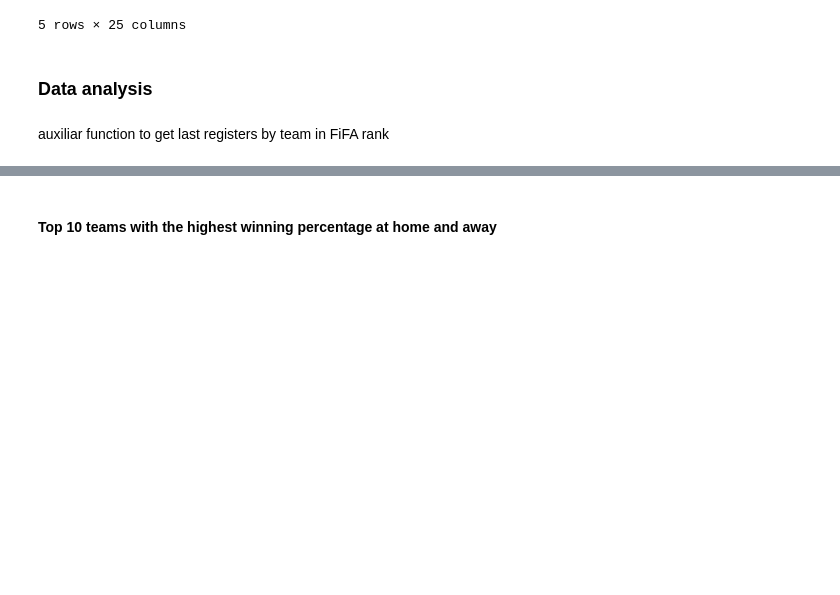
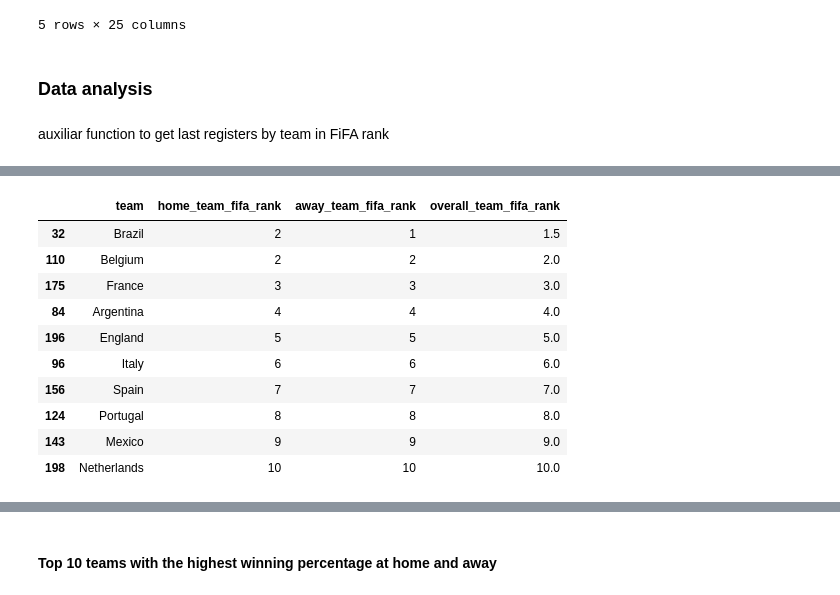
Before and after one commit to brunoodutra/Predicti-World-Cup-2022, a Jupyter notebook: EDA_ranks_lasts_cups.ipynb, the cells around one changed output, grey strips where cells are left out. Drawn from its saved outputs; the diff is of its cells as text; code cells hidden in the pictures; blank space fills up the shorter version.

```diff
--- a/EDA_ranks_lasts_cups.ipynb
+++ b/EDA_ranks_lasts_cups.ipynb
@@ -47,0 +43,2 @@ for i,features_core in enumerate(df.iloc[:,17:].columns):
+# %%
+master_df=df.drop(columns=['tournament', 'city', 'country', 'neutral_location', 'shoot_out'])
@@ -85,2 +92,22 @@ Last rank
+# %%
+#### Top 10 attacking teams in the last FIFA date
+
+fifa_rank=fifa_features[['team','home_team_fifa_rank','away_team_fifa_rank']]
+fifa_rank['overall_team_fifa_rank']=(fifa_offense['home_team_fifa_rank']+fifa_offense['away_team_fifa_rank'])/2
+
+fifa_rank=fifa_rank.sort_values(['overall_team_fifa_rank'], ascending=True).head(10)
+fifa_rank
+# %% [output]
+|  | team | home_team_fifa_rank | away_team_fifa_rank | overall_team_fifa_rank |
+| 32 | Brazil | 2 | 1 | 1.5 |
+| 110 | Belgium | 2 | 2 | 2.0 |
+| 175 | France | 3 | 3 | 3.0 |
+| 84 | Argentina | 4 | 4 | 4.0 |
+| 196 | England | 5 | 5 | 5.0 |
+| 96 | Italy | 6 | 6 | 6.0 |
+| 156 | Spain | 7 | 7 | 7.0 |
+| 124 | Portugal | 8 | 8 | 8.0 |
+| 143 | Mexico | 9 | 9 | 9.0 |
+| 198 | Netherlands | 10 | 10 | 10.0 |
 # %%
 plt.figure(figsize=(5,2),dpi=200)
```
Also changed, not shown: parts of 15 cells of this notebook.
